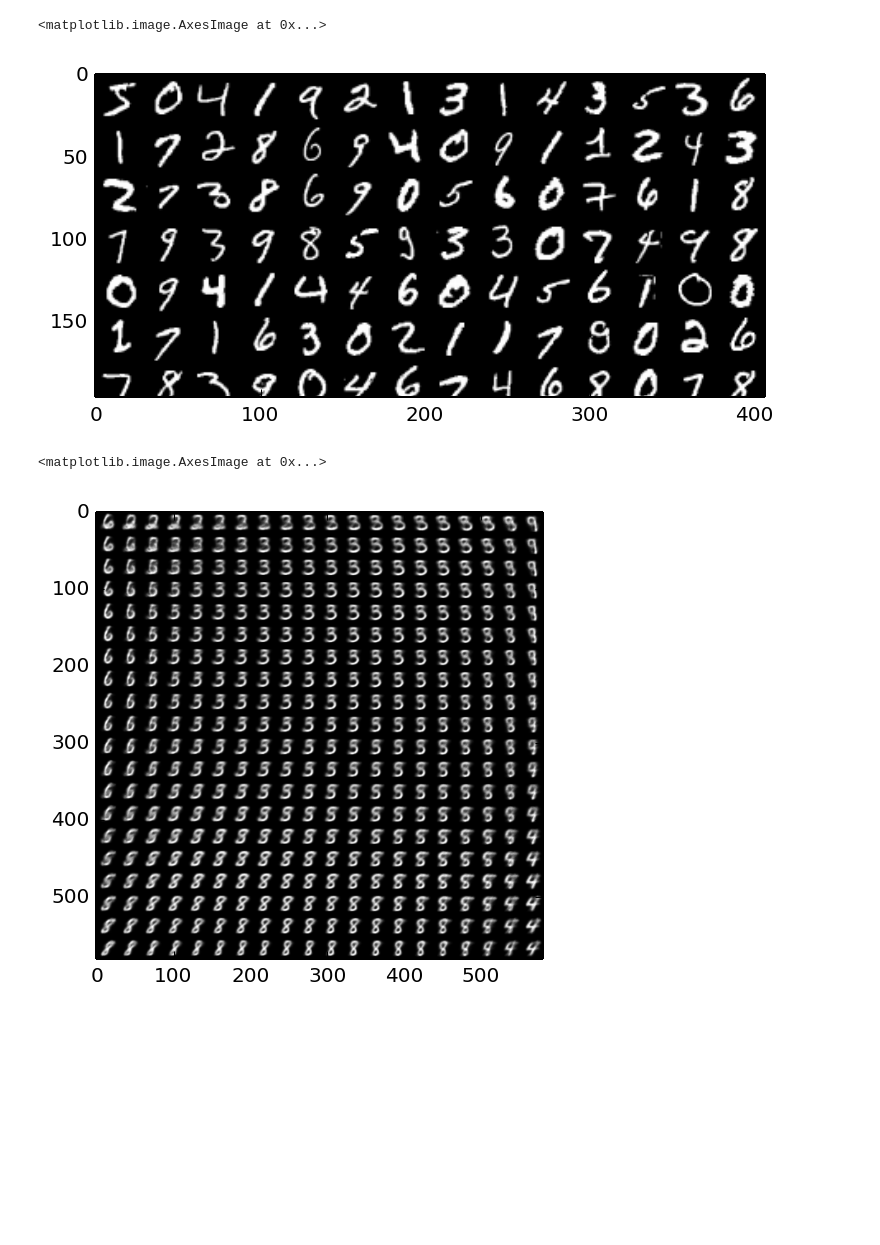
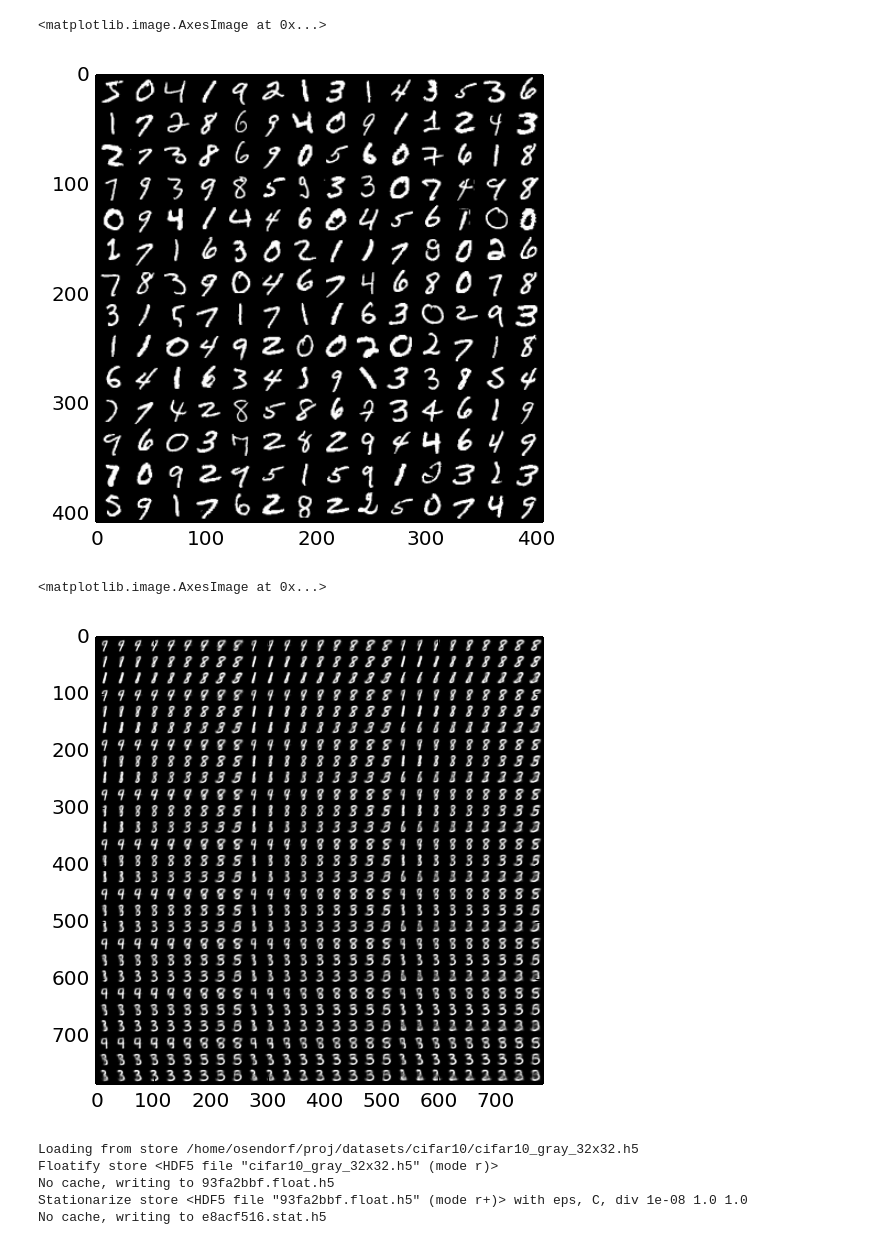
Before and after one commit to osdf/utils, a Jupyter notebook: notebooks/VAE-Testing.ipynb, the cells around one changed output. Saved outputs shown, nothing was run; the diff lists cells and outputs as text; code cells hidden in the pictures; blank space fills up the shorter version.

Commit message:
added cifar tests.

```diff
--- a/notebooks/VAE-Testing.ipynb
+++ b/notebooks/VAE-Testing.ipynb
@@ -309,17 +349,19 @@ imshow(im, cmap=cm.gray)
 # %%
 im = np.array(helpers.visualize(data[:14*14], 28*28))
-imshow(im[:14*14], cmap=cm.gray)
+imshow(im, cmap=cm.gray)
 # %% [output]
 <matplotlib.image.AxesImage at 0x...>
-[figure, old version]
+[figure, new version]
 # %%
 from scipy.stats import norm
-x = np.linspace(0, 1, num=21, endpoint=False)[1:]
+from itertools import product
+x = np.linspace(0, 1, num=10, endpoint=False)[1:]
 x = norm.ppf(x, scale=1)
-xy = np.array([[i, j] for i in x for j in x])
+xy = [x] * enc_out
+xy = np.asarray([x for x in product(*xy)])
 gens = generator(xy)
 im = np.array(helpers.visualize(gens, 28*28))
 imshow(im, cmap=cm.gray)
 # %% [output]
 <matplotlib.image.AxesImage at 0x...>
-[figure, old version]
+[figure, new version]
@@ -325,0 +392,16 @@ imshow(im, cmap=cm.gray)
+# %%
+# this needs the cifar10 data prepared as in osdf's dataset repo.
+from cifar10 import dataset as ds
+store = ds.get_store(ds._default_gray)
+
+fstore = ds.floatify_store(store)
+store.close()
+
+sstore = ds.stationary_store(fstore, exclude=['targets'])
+fstore.close()
+# %% [output]
+Loading from store /home/osendorf/proj/datasets/cifar10/cifar10_gray_32x32.h5
+Floatify store <HDF5 file "cifar10_gray_32x32.h5" (mode r)>
+No cache, writing to 93fa2bbf.float.h5
+Stationarize store <HDF5 file "93fa2bbf.float.h5" (mode r+)> with eps, C, div 1e-08 1.0 1.0
+No cache, writing to e8acf516.stat.h5
```
Also changed, not shown: parts of 18 cells of this notebook.
